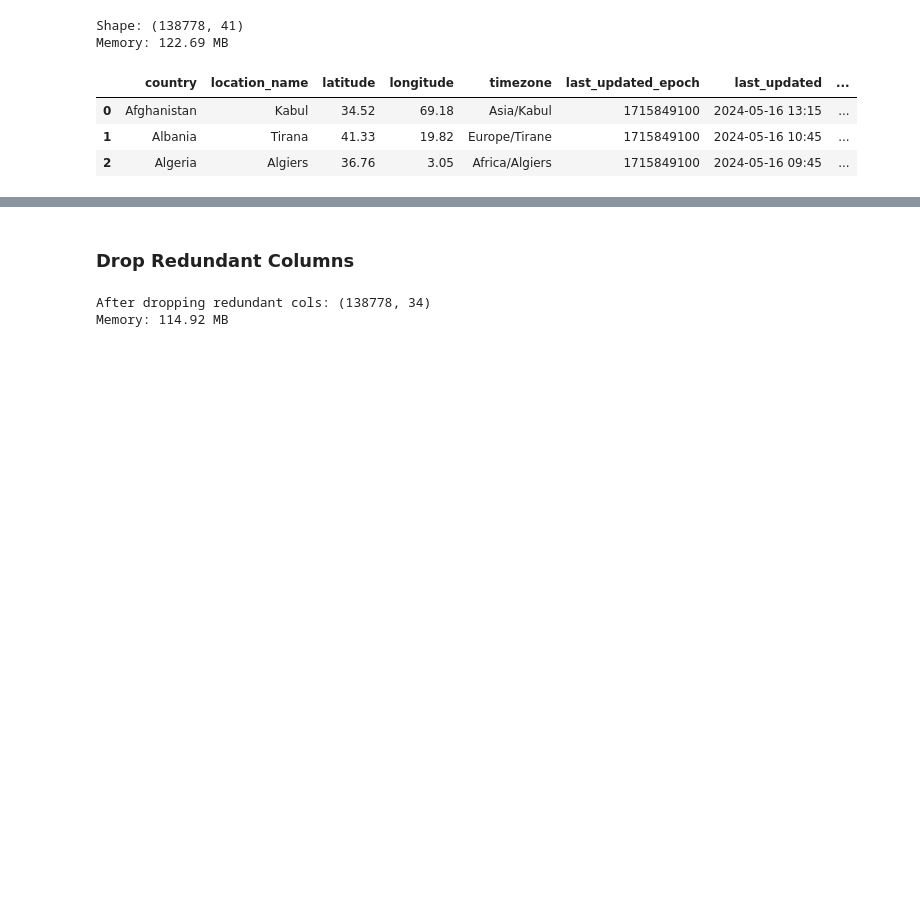
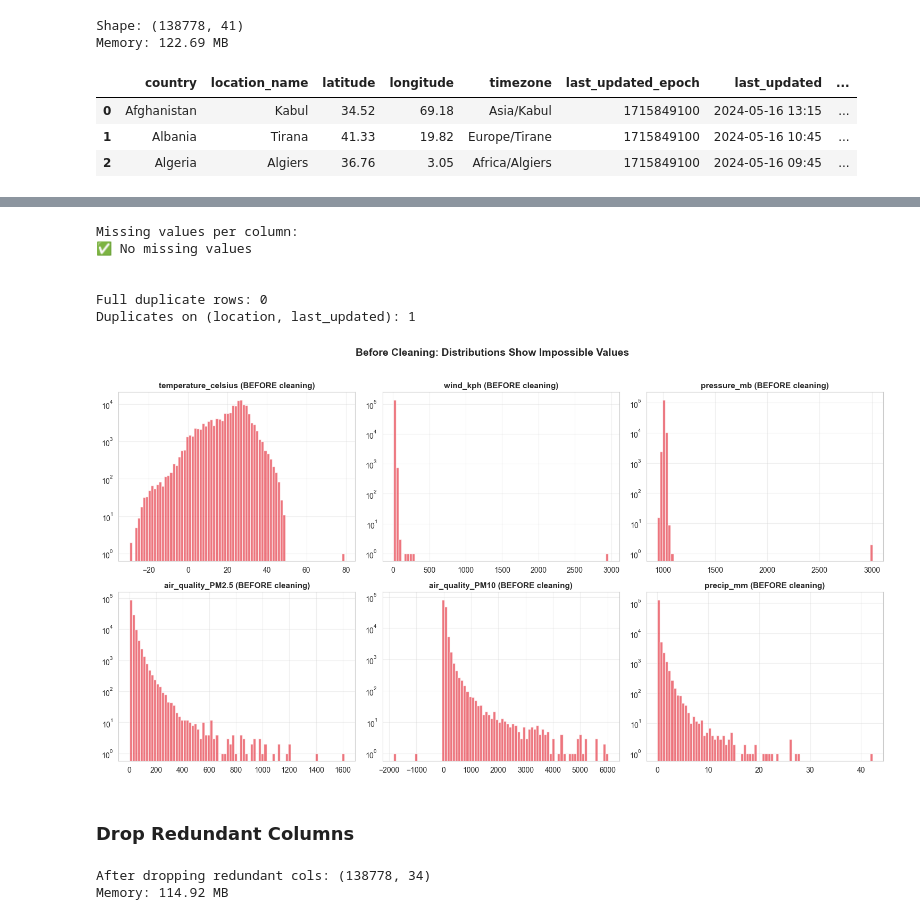
Before and after one commit to himanidadem/weather_trend_forecasting, a Jupyter notebook: notebooks/01_data_exploration.ipynb, the cells around one changed output, grey strips where cells are left out. Saved outputs shown, nothing was run; the diff lists cells and outputs as text; code cells hidden in the pictures; blank space fills up the shorter version.

```diff
--- a/notebooks/01_data_exploration.ipynb
+++ b/notebooks/01_data_exploration.ipynb
@@ -64,3 +101,36 @@ Memory: 122.69 MB
+# %%
+print("Missing values per column:")
+missing = df.isnull().sum()
+print(missing[missing > 0] if missing.sum() > 0 else "✅ No missing values\n")
+
+print(f"\nFull duplicate rows: {df.duplicated().sum()}")
+print(f"Duplicates on (location, last_updated): "
+      f"{df.duplicated(subset=['location_name', 'last_updated']).sum()}")
+# %% [output]
+Missing values per column:
+✅ No missing values
+
+
+Full duplicate rows: 0
+Duplicates on (location, last_updated): 1
+# %%
+# BEFORE cleaning — visualize the broken columns
+suspect_cols = ['temperature_celsius', 'wind_kph', 'pressure_mb',
+                'air_quality_PM2.5', 'air_quality_PM10', 'precip_mm']
+
+fig, axes = plt.subplots(2, 3, figsize=(15, 8))
+for ax, col in zip(axes.flat, suspect_cols):
+    df[col].hist(ax=ax, bins=80, color='#E63946', alpha=0.7, edgecolor='white')
+    ax.set_title(f'{col} (BEFORE cleaning)', fontweight='bold', fontsize=11)
+    ax.set_yscale('log')   # log scale to see the rare extreme values
+    ax.grid(alpha=0.3)
+
+plt.suptitle('Before Cleaning: Distributions Show Impossible Values',
+             fontsize=14, fontweight='bold', y=1.02)
+plt.tight_layout()
+plt.show()
+# %% [output]
+[figure, added]
 # %% [markdown]
 ### Drop Redundant Columns
 # %%
```
Also changed, not shown: parts of 26 cells of this notebook, 3 other files.
